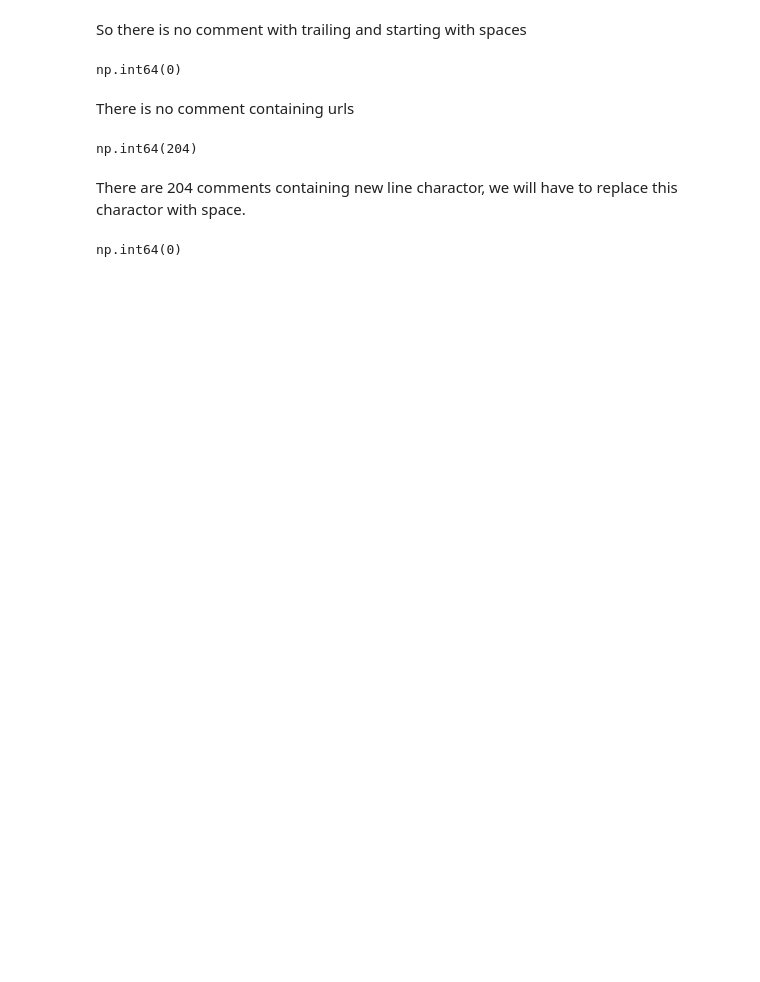
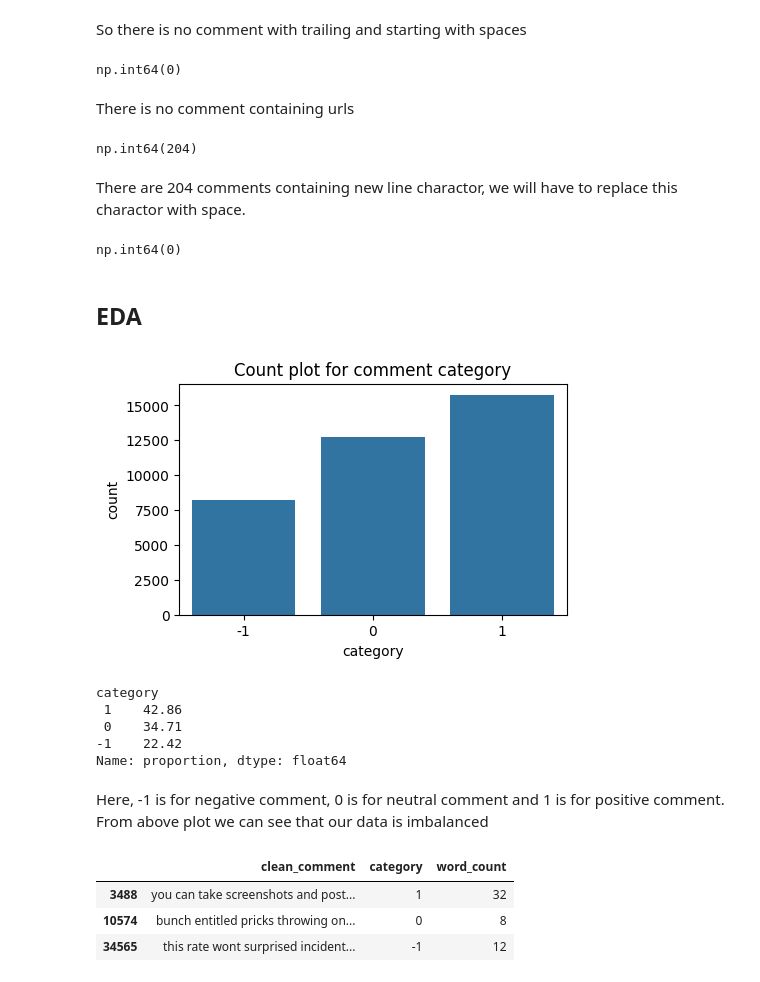
Before and after one commit to YashMasane/YouTube-Comment-Sentiment-Analysis, a Jupyter notebook: Notebooks/data_preprocessing.ipynb, the cells around one changed output. Saved outputs shown, nothing was run; the diff lists cells and outputs as text; code cells hidden in the pictures; blank space fills up the shorter version.

```diff
--- a/Notebooks/data_preprocessing.ipynb
+++ b/Notebooks/data_preprocessing.ipynb
@@ -143,3 +158,23 @@ df['clean_comment'] = df['clean_comment'].str.replace('\n', ' ', regex=True)
 df['clean_comment'].str.contains('\n').sum()
 # %% [output]
 np.int64(0)
+# %% [markdown]
+## **EDA**
+# %%
+# plotting count plot for category column
+plt.figure(figsize=(5, 3))
+sns.countplot(data=df, x='category')
+plt.title('Count plot for comment category')
+plt.show()
+# %% [output]
+[figure, added]
+# %%
+df['category'].value_counts(normalize=True).mul(100).round(2)
+# %% [output]
+category
+ 1    42.86
+ 0    34.71
+-1    22.42
+Name: proportion, dtype: float64
+# %% [markdown]
+Here, -1 is for negative comment, 0 is for neutral comment and 1 is for positive comment. From above plot we can see that our data is imbalanced
@@ -145,0 +183,7 @@ np.int64(0)
+# %%
+df.sample(3)
+# %% [output]
+|  | clean_comment | category | word_count |
+| 3488 | you can take screenshots and post... | 1 | 32 |
+| 10574 | bunch entitled pricks throwing on... | 0 | 8 |
+| 34565 | this rate wont surprised incident... | -1 | 12 |
```
Also changed, not shown: parts of 34 cells of this notebook.
